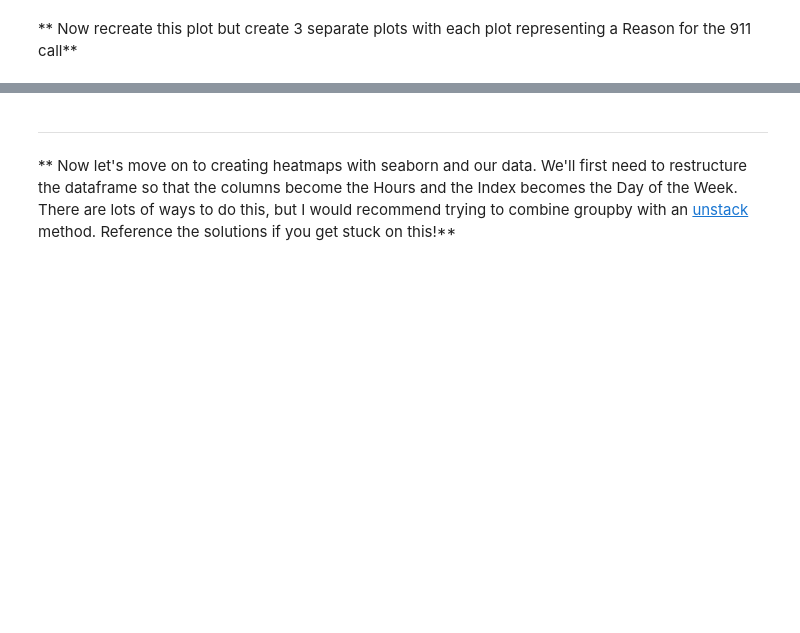
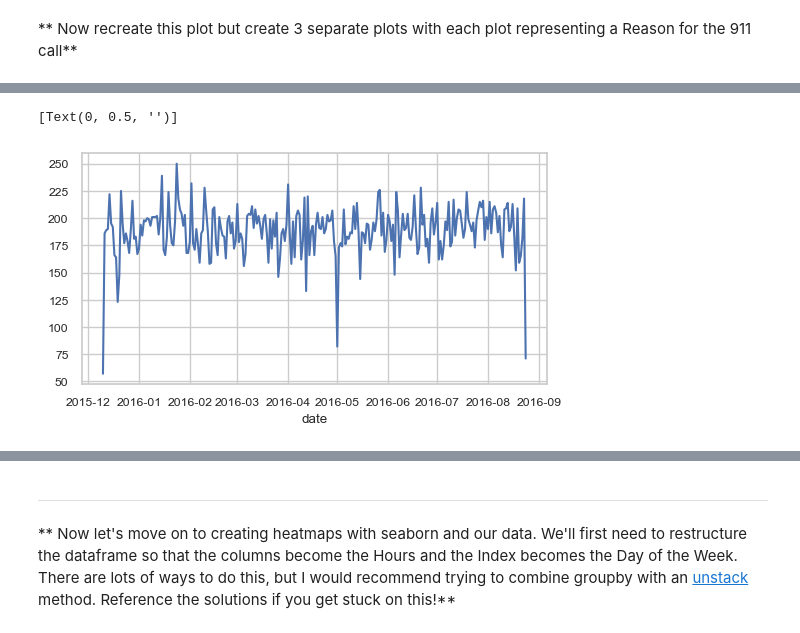
Before and after one commit to TheXirex/911-Calls, a Jupyter notebook: 911_Calls.ipynb, the cells around one changed output, grey strips where cells are left out. Saved outputs shown, nothing was run; the diff lists cells and outputs as text; code cells hidden in the pictures; blank space fills up the shorter version.

```diff
--- a/911_Calls.ipynb
+++ b/911_Calls.ipynb
@@ -233,0 +254,4 @@ _____
+# %%
+EMS = df[df['reason'] == 'EMS']
+byEMS = EMS.groupby(['date']).count()
+byEMS.reset_index()
@@ -233,0 +272,6 @@ _____
+# %%
+fig, ax = plt.subplots(figsize = (6, 3))
+sns.lineplot(data = byEMS, x = 'date', y = 'e').set(ylabel = None)
+# %% [output]
+[Text(0, 0.5, '')]
+[figure, added]
```
Also changed, not shown: parts of 20 cells of this notebook.
